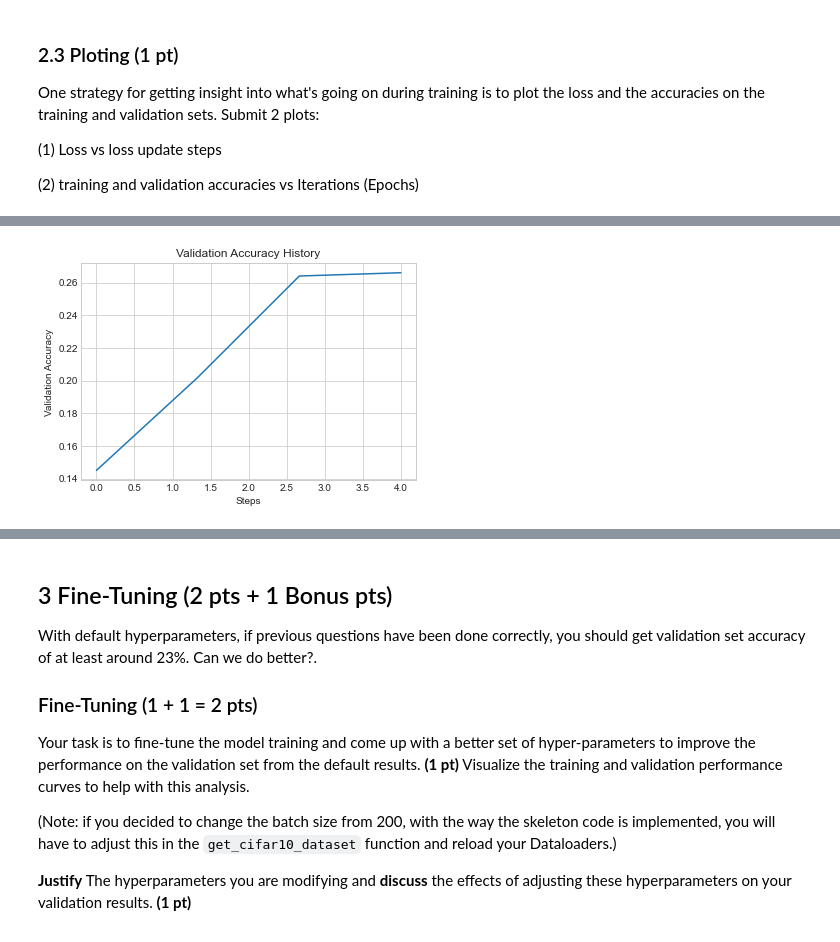
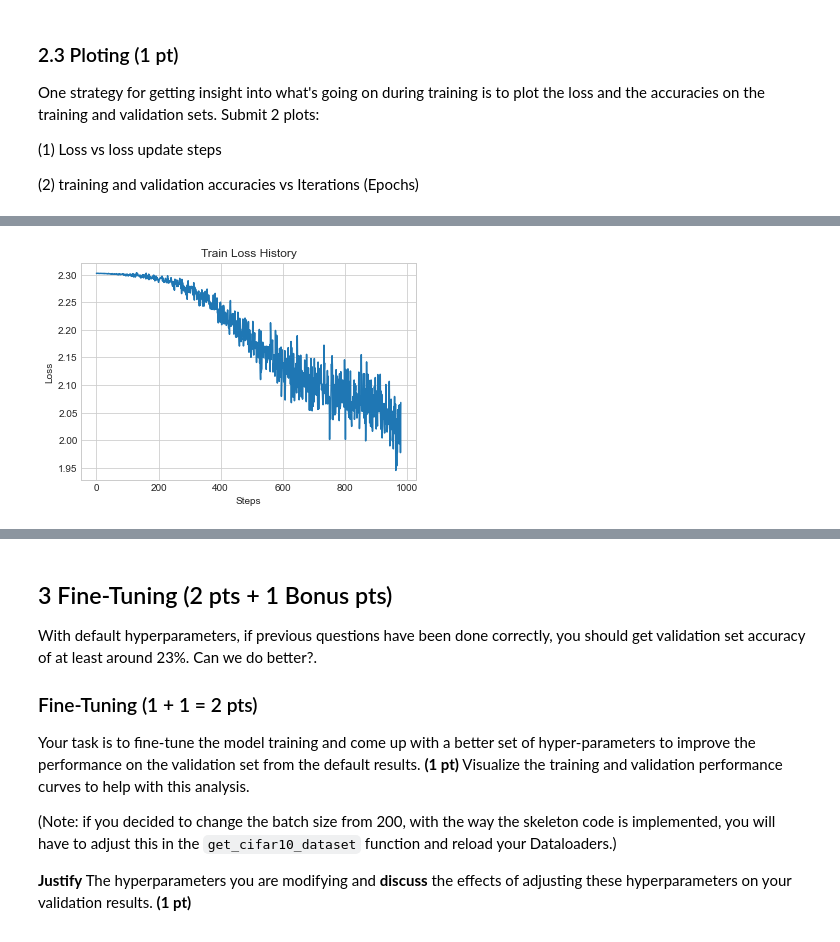
Before and after one commit to tsimafeip/LCT-master-course, a Jupyter notebook: Neural_Networks/HW7_batching.ipynb, the cells around one changed output, grey strips where cells are left out. Cells and saved outputs as stored; diff of their text form; code cells hidden in the pictures.

Commit message:
Add final version of HW7_batching for NNIA class

```diff
--- a/Neural_Networks/HW7_batching.ipynb
+++ b/Neural_Networks/HW7_batching.ipynb
@@ -132,3 +158,3 @@ from solution import NeuralNetworkModel, get_cifar10_dataset
 # %%
-BATCH_SIZE = 200
+BATCH_SIZE = 32
 # %%
@@ -227,13 +227,9 @@ plt.show()
-# %%
-# Show your plots here. Make sure to label your axes and give descriptive titles.
-
-val_acc_history = train_metrics['val_acc_history']
-
-x = np.linspace(0, len(val_acc_history), len(val_acc_history))
-plt.plot(x, val_acc_history)
-plt.xlabel('Steps')
-plt.ylabel('Validation Accuracy')
-plt.title('Validation Accuracy History')
-plt.show()
-# %% [output]
-[figure, removed]
+# %%
+from solution import draw_simple_plot
+
+draw_simple_plot(train_metrics['train_loss_history'],
+                 x_label='Steps',
+                 y_label='Loss',
+                 plot_title='Train Loss History')
+# %% [output]
+[figure, added]
```
Also changed, not shown: parts of 32 cells of this notebook, 2 other files.
